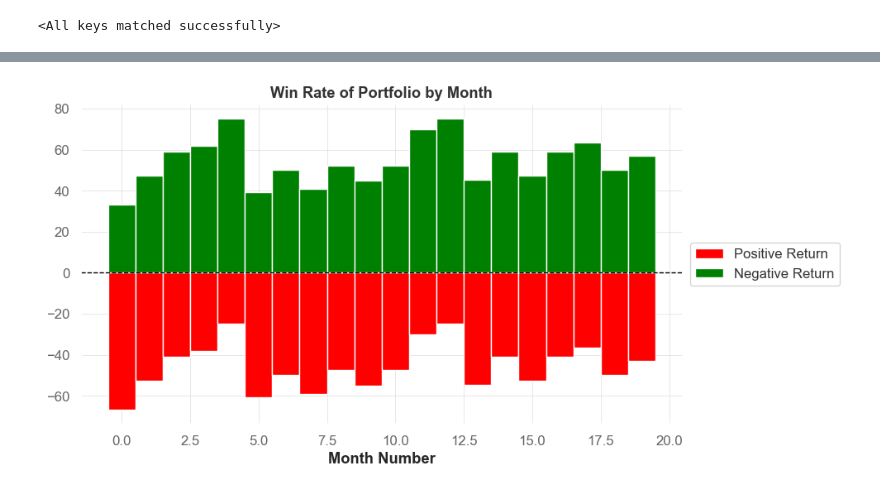
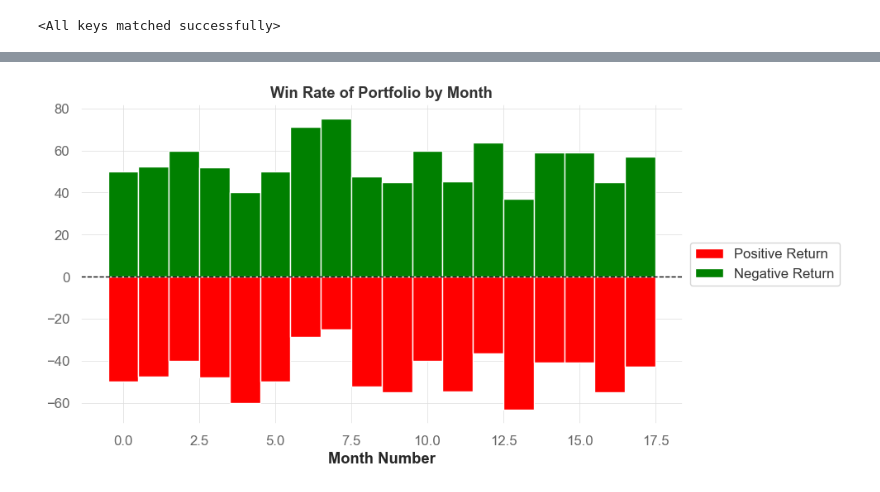
Before and after one commit to haonanah/DSE4212, a Jupyter notebook: final/validation_model_evaluation.ipynb, the cells around one changed output, grey strips where cells are left out. Saved outputs shown, nothing was run; the diff lists cells and outputs as text; code cells hidden in the pictures.

```diff
--- a/final/validation_model_evaluation.ipynb
+++ b/final/validation_model_evaluation.ipynb
@@ -639,101 +650,49 @@ metrics_train_plot["cumulative_change"].max()
 # %%
-metrics_rl_plot['date'] = pd.to_datetime(metrics_rl_plot['date'])
-metrics_rl_plot['portfolio_values_change'] = metrics_rl_plot['portfolio_values'].diff().fillna(0)
 metrics_rl_plot_monthly = (
-    metrics_rl_plot.groupby(pd.Grouper(key='date', freq='M'))
+    metrics_test.groupby(pd.Grouper(key='date', freq='M'))
     .agg(positive_returns=('returns', lambda x: (x > 0).sum()),  # Count positive returns
-         total_days =('returns', 'size'),
-         sum_pos_returns=('portfolio_values_change', lambda x: x[x >= 0].sum()/1000),  # Sum of positive returns
-         sum_neg_returns=('portfolio_values_change', lambda x: x[x < 0].sum()/1000))  # Count total weeks
+         total_days =('returns', 'size'))  # Count total weeks
     .reset_index()
 )
-metrics_rl_plot_monthly
+# Calculate the proportion of positive returns
 metrics_rl_plot_monthly['proportion_positive'] = metrics_rl_plot_monthly['positive_returns'] / metrics_rl_plot_monthly['total_days']
 
 # Rename columns for clarity
 metrics_rl_plot_monthly.rename(columns={'date': 'month', 'proportion_positive': 'proportion_of_positive_returns'}, inplace=True)
-metrics_rl_plot_monthly['row_number'] = range(1,len(metrics_rl_plot_monthly)+1)
-
-fig, ax = plt.subplots(figsize=(20, 5))
+metrics_rl_plot_monthly['month'] = metrics_rl_plot_monthly['month'].dt.strftime("%b %Y")
+metrics_rl_plot_monthly['row_number'] = range(len(metrics_rl_plot_monthly))
+metrics_rl_plot_monthly['proportion_of_positive_returns'] = metrics_rl_plot_monthly['proportion_of_positive_returns'] * 100
+metrics_rl_plot_monthly['red'] = 100 - metrics_rl_plot_monthly['proportion_of_positive_returns']
+metrics_rl_plot_monthly['green'] = metrics_rl_plot_monthly['proportion_of_positive_returns']
+# plt.plot(metrics_rl_plot_monthly['row_number'], metrics_rl_plot_monthly["proportion_of_positive_returns"]*100, "b")
+fig, ax = plt.subplots(figsize=(10, 5))
 # metrics_rl_plot_monthly
 # Plotting stacked bars
 row_number = metrics_rl_plot_monthly['row_number']
 bar_width=1
+# Plot the red portion (below 50%)
+ax.bar(row_number, -metrics_rl_plot_monthly['red'],
+       bar_width, label='Positive Return', color='red')
 
 # Plot the green portion (above 50%)
-pos_bars = ax.bar(row_number, metrics_rl_plot_monthly['sum_pos_returns'],
-                  bar_width, label='Monthly Positive Return', color='green',alpha = 0.6)
-# Plot the red portion (below 50%)
-ax.bar(row_number, metrics_rl_plot_monthly['sum_neg_returns'],
-       bar_width, label='Monthly Negative Returns', color='red',alpha = 0.5)
+ax.bar(row_number, metrics_rl_plot_monthly['green'],
+       bar_width, label='Negative Return', color='green')
 
 # Add a reference line at y=0 (which corresponds to the 50% mark)
 ax.axhline(0, color='black', linewidth=1, linestyle='--')
 
 # Set axis labels and title
-ax.set_xlabel("Number of Months from Start of Period", fontweight='bold')
-ax.set_ylabel("Monthly Returns ('000)", fontweight='bold')
+ax.set_xlabel("Month Number", fontweight='bold')
 ax.set_title("Win Rate of Portfolio by Month", fontweight='bold')
-plt.xticks(ticks=range(1, 21), labels=range(1, 21))
-
-# for idx, rect in enumerate(pos_bars):
-#     # Calculate the height of each positive bar
-#     height = rect.get_height()
-#     # Place text slightly above the positive bar
-#     # ax.text(rect.get_x() + rect.get_width() / 2., height + 1.2,
-#     #         f'Win Rate',
-#     #         ha='center', va='bottom', fontweight='bold', size = 12)
-#     ax.text(rect.get_x() + rect.get_width() / 2., height + 0.2,
-#             f'{int(metrics_rl_plot_monthly["proportion_of_positive_returns"].iloc[idx] * 100)}%',
-#             ha='center', va='bottom', fontweight='bold',size=12)
-
-# plt.annotate('Positive', (22.4, 7), textcoords="offset points", xytext=(0,5), ha='right', fontsize=25)
-# plt.annotate('Negative', (22.4, -5), textcoords="offset points", xytext=(0,5), ha='right', fontsize=25)
-# plt.annotate('Returns (+)', (22.75, 5), textcoords="offset points", xytext=(0,5), ha='right', fontsize=25)
-# plt.annotate('Returns (-)', (22.6, -7), textcoords="offset points", xytext=(0,5), ha='right', fontsize=25)
-
-ax2 = ax.twinx()
-ax2.set_ylabel("Win Rate (%)", fontweight='bold')
-
-# Plotting the proportion of positive returns as a line graph
-ax2.plot(row_number, metrics_rl_plot_monthly['proportion_of_positive_returns'] * 100,
-         color='blue', marker='o', label='Win Rate (%)', linewidth=2)
-ax2.text(5.5, 85, 'Win Rate = 50%', fontsize=12, color='black',fontweight = "bold")
-ax2.annotate(
-    '',  # No label for the arrow itself
-    xy=(6.75, 50),  # End point of the arrow (somewhere between the vertical lines)
-    xytext=(6, 80),  # Start point of the arrow (position of the text)
-    arrowprops=dict(arrowstyle='-', color='blue',linewidth=2, linestyle='-')  # Line style and color
-)
-ax2.axhline(50, color='blue', linewidth=1.5, linestyle='--')
-# ax2.annotate('50% Win Rate', (20, 60), textcoords="offset points", xytext=(0,5), ha='right', fontsize=14, color = "blue", fontweight = "bold")
-
-# Set the y-axis limits for the secondary axis if needed
-ax2.set_ylim(-120, 120)
-ax.set_ylim(-12.0, 12.0)
 
 # Remove y-axis labels and ticks (as they are not needed)
 # ax.set_yticks([])
-# ax.legend(loc='center left', bbox_to_anchor=(1, 0.5))
-# ax2.legend(loc='center left', bbox_to_anchor=(1, 0.5))
-
-handles, labels = ax.get_legend_handles_labels()  # Get handles and labels from the primary axis
-handles2, labels2 = ax2.get_legend_handles_labels()  # Get handles and labels from the secondary axis
-ax.legend(handles + handles2, labels + labels2, loc='center left', bbox_to_anchor=(1.05, 0.5))  # Combine and set legend
-
-plt.gca().spines['left'].set_color('black')
-plt.gca().spines['bottom'].set_color('black')  # Optional: change bottom spine color
-plt.gca().spines['right'].set_color('black')  # Hide right spine
-plt.gca().spines['top'].set_color('black')
-
+ax.legend(loc='center left', bbox_to_anchor=(1, 0.5))
 # Show plot
-ax.grid(False)
-ax2.grid(False)
 plt.tight_layout()
-ax.set_xlim(left=0, right=21)
 plt.show()
 # %% [output]
-[figure, old version]
+[figure, new version]
 # %%
 # Function to plot action memory
 def plot_action_memory(actions, tickers, label):
```
Also changed, not shown: parts of 12 cells of this notebook, 21 other files.
